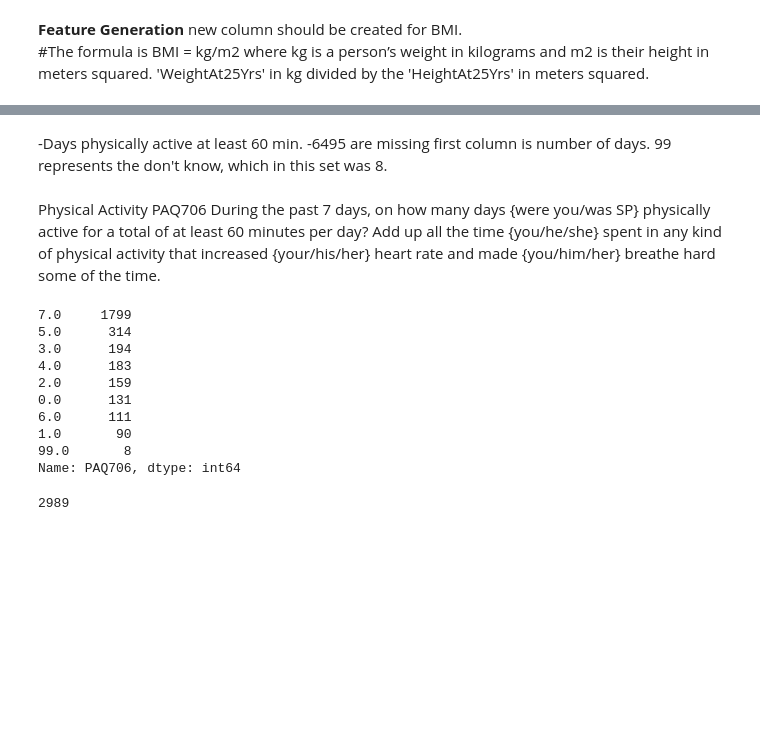
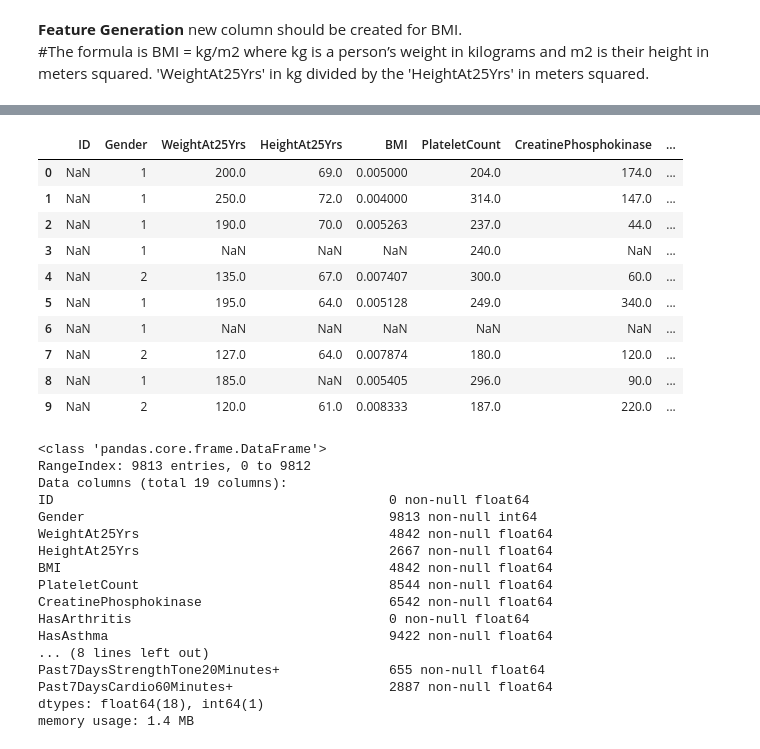
Before and after one commit to mightysquirrely/Capstone-2-Project, a Jupyter notebook: Capstone-2-Work.ipynb, the cells around one changed output, grey strips where cells are left out. Drawn from its saved outputs; the diff is of its cells as text; code cells hidden in the pictures; blank space fills up the shorter version.

```diff
--- a/Capstone-2-Work.ipynb
+++ b/Capstone-2-Work.ipynb
@@ -95,11 +80,3 @@ df.describe()
 new column should be created for BMI.
 #The formula is BMI = kg/m2 where kg is a person’s weight in kilograms and m2 is their height in meters squared.
 'WeightAt25Yrs' in kg divided by the 'HeightAt25Yrs' in meters squared.
-# %%
-df.insert(4, 'BMI', ['WeightAt25Yrs' / ('HeightAt25Yrs'**2), True])
-#need to check the units for weight and height.
-#https://wwwn.cdc.gov/Nchs/Nhanes/2013-2014/WHQ_H.htm#Component_Description
-#English Instructions:
-    #ENTER HEIGHT IN FEET AND INCHES OR METERS AND CENTIMETERS.
-    #RECORD CURRENT WEIGHT. ENTER WEIGHT IN POUNDS OR KILOGRAMS.
-    #IF PREGNANT, ASK FOR WEIGHT BEFORE PREGNANCY.
@@ -223,24 +83,44 @@ data.PAQ678.count()
-# %% [markdown]
--Days physically active at least 60 min.
--6495 are missing
-first column is number of days.
-99 represents the don't know, which in this set was 8.
-# %% [markdown]
-Physical Activity PAQ706 During the past 7 days, on how many days {were you/was SP} physically active for a total of at least 60 minutes per day? Add up all the time {you/he/she} spent in any kind of physical activity that increased {your/his/her} heart rate and made {you/him/her} breathe hard some of the time.
-# %%
-data.PAQ706.value_counts()
-# %% [output]
-7.0     1799
-5.0      314
-3.0      194
-4.0      183
-2.0      159
-0.0      131
-6.0      111
-1.0       90
-99.0       8
-Name: PAQ706, dtype: int64
-# %%
-data.PAQ706.count()
-# %% [output]
-2989
+# %%
+df.insert(4, 'BMI', df['WeightAt25Yrs']/ (df['WeightAt25Yrs']**2), True)
+#need to check the units for weight and height.
+#https://wwwn.cdc.gov/Nchs/Nhanes/2013-2014/WHQ_H.htm#Component_Description
+#English Instructions:
+    #ENTER HEIGHT IN FEET AND INCHES OR METERS AND CENTIMETERS.
+    #RECORD CURRENT WEIGHT. ENTER WEIGHT IN POUNDS OR KILOGRAMS.
+    #IF PREGNANT, ASK FOR WEIGHT BEFORE PREGNANCY.
+# %%
+df.dropna(axis=1, how='all')
+df.dropna(axis=0, how='all')
+df.head(10)
+# %% [output]
+|  | ID | Gender | WeightAt25Yrs | HeightAt25Yrs | BMI | PlateletCount | CreatinePhosphokinase | ... |
+| 0 | NaN | 1 | 200.0 | 69.0 | 0.005000 | 204.0 | 174.0 | ... |
+| 1 | NaN | 1 | 250.0 | 72.0 | 0.004000 | 314.0 | 147.0 | ... |
+| 2 | NaN | 1 | 190.0 | 70.0 | 0.005263 | 237.0 | 44.0 | ... |
+| 3 | NaN | 1 | NaN | NaN | NaN | 240.0 | NaN | ... |
+| 4 | NaN | 2 | 135.0 | 67.0 | 0.007407 | 300.0 | 60.0 | ... |
+| 5 | NaN | 1 | 195.0 | 64.0 | 0.005128 | 249.0 | 340.0 | ... |
+| 6 | NaN | 1 | NaN | NaN | NaN | NaN | NaN | ... |
+| 7 | NaN | 2 | 127.0 | 64.0 | 0.007874 | 180.0 | 120.0 | ... |
+| 8 | NaN | 1 | 185.0 | NaN | 0.005405 | 296.0 | 90.0 | ... |
+| 9 | NaN | 2 | 120.0 | 61.0 | 0.008333 | 187.0 | 220.0 | ... |
+# %%
+df.info()
+# %% [output]
+<class 'pandas.core.frame.DataFrame'>
+RangeIndex: 9813 entries, 0 to 9812
+Data columns (total 19 columns):
+ID                                           0 non-null float64
+Gender                                       9813 non-null int64
+WeightAt25Yrs                                4842 non-null float64
+HeightAt25Yrs                                2667 non-null float64
+BMI                                          4842 non-null float64
+PlateletCount                                8544 non-null float64
+CreatinePhosphokinase                        6542 non-null float64
+HasArthritis                                 0 non-null float64
+HasAsthma                                    9422 non-null float64
+... (8 lines left out)
+Past7DaysStrengthTone20Minutes+              655 non-null float64
+Past7DaysCardio60Minutes+                    2887 non-null float64
+dtypes: float64(18), int64(1)
+memory usage: 1.4 MB
```
Also changed, not shown: parts of 33 cells of this notebook.
